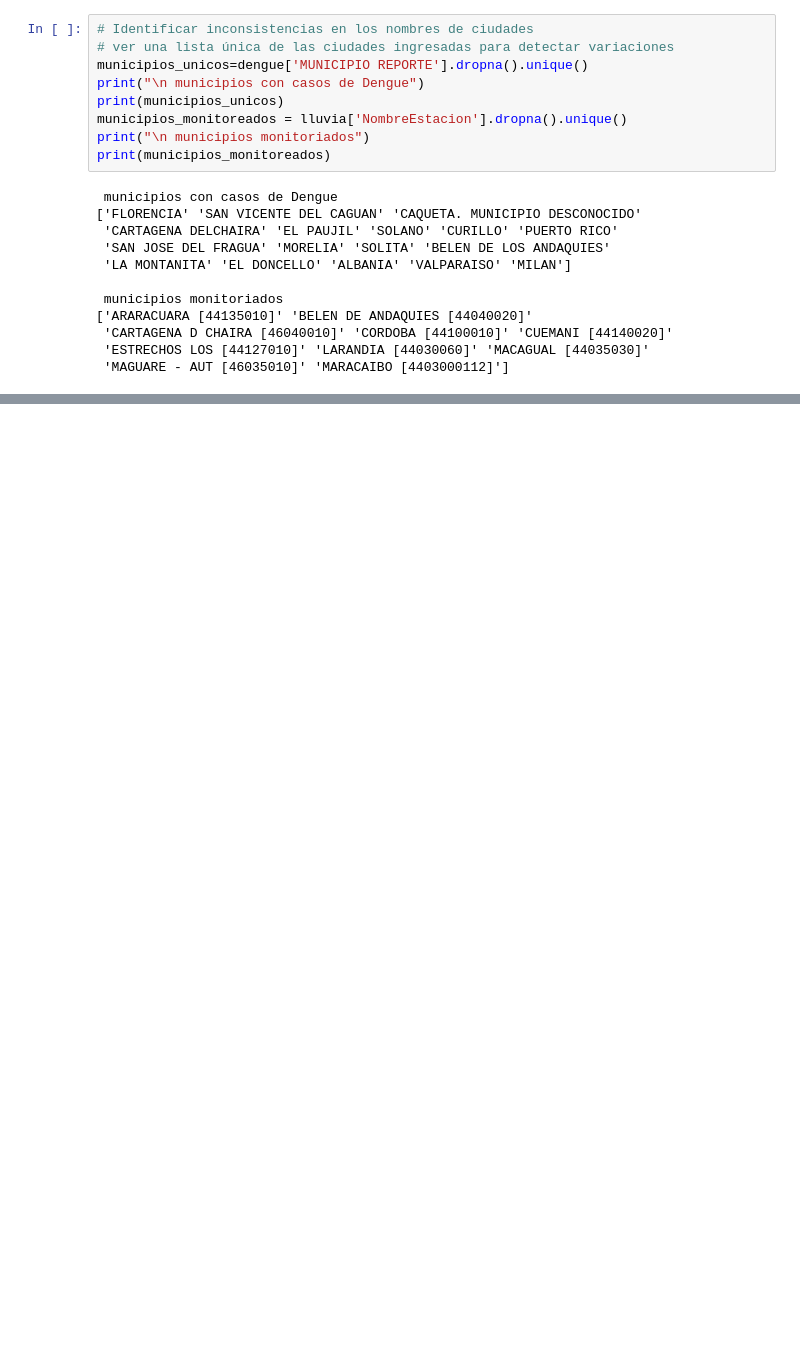
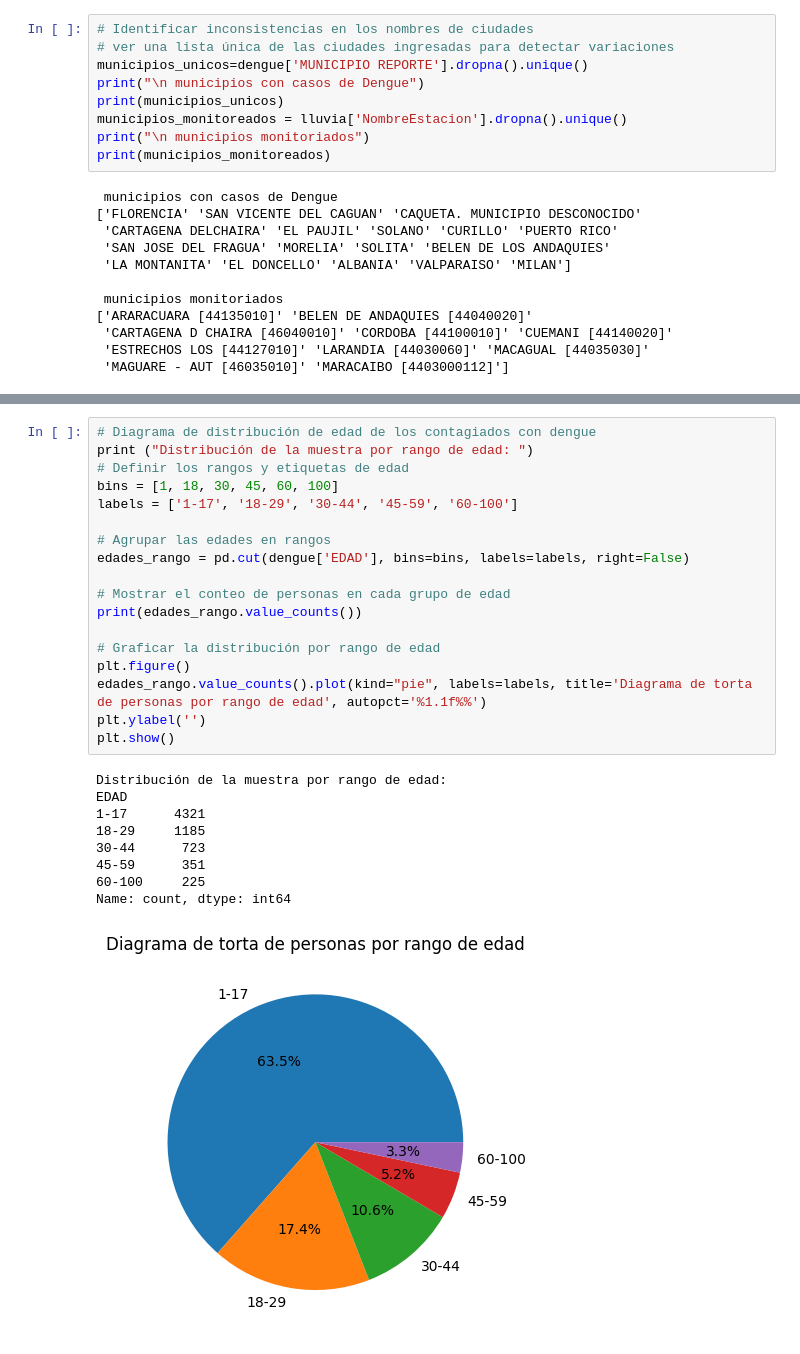
Before and after one commit to Musiconauta24/Proyecto_Curso_IA, a Jupyter notebook: Proyecto.ipynb, the cells around one changed output, grey strips where cells are left out. Saved outputs shown, nothing was run; the diff lists cells and outputs as text; blank space fills up the shorter version.

```diff
--- a/Proyecto.ipynb
+++ b/Proyecto.ipynb
@@ -119,0 +212,28 @@ print(municipios_monitoreados)
+# %%
+# Diagrama de distribución de edad de los contagiados con dengue
+print ("Distribución de la muestra por rango de edad: ")
+# Definir los rangos y etiquetas de edad
+bins = [1, 18, 30, 45, 60, 100]
+labels = ['1-17', '18-29', '30-44', '45-59', '60-100']
+
+# Agrupar las edades en rangos
+edades_rango = pd.cut(dengue['EDAD'], bins=bins, labels=labels, right=False)
+
+# Mostrar el conteo de personas en cada grupo de edad
+print(edades_rango.value_counts())
+
+# Graficar la distribución por rango de edad
+plt.figure()
+edades_rango.value_counts().plot(kind="pie", labels=labels, title='Diagrama de torta de personas por rango de edad', autopct='%1.1f%%')
+plt.ylabel('')
+plt.show()
+# %% [output]
+Distribución de la muestra por rango de edad:
+EDAD
+1-17      4321
+18-29     1185
+30-44      723
+45-59      351
+60-100     225
+Name: count, dtype: int64
+[figure, added]
```
Also changed, not shown: parts of 6 cells of this notebook, 1 other file.
